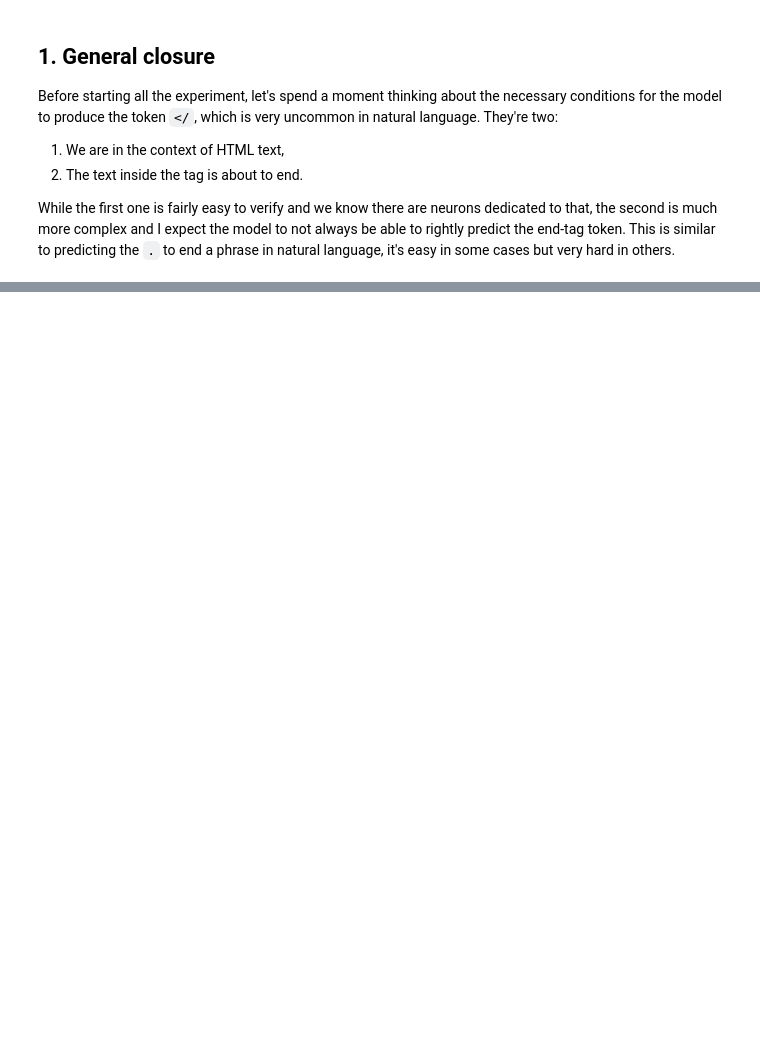
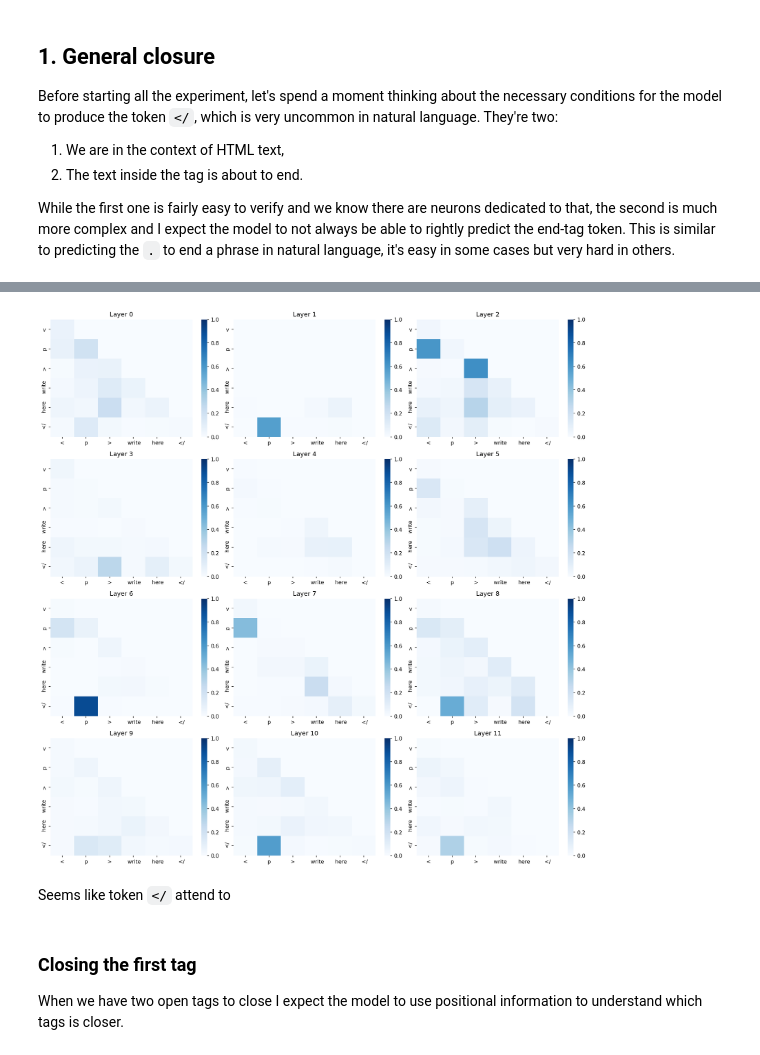
Before and after one commit to ghidav/mats-interp, a Jupyter notebook: demo.ipynb, the cells around one changed output, grey strips where cells are left out. Saved outputs shown, nothing was run; the diff lists cells and outputs as text; code cells hidden in the pictures; blank space fills up the shorter version.

```diff
--- a/demo.ipynb
+++ b/demo.ipynb
@@ -507,0 +480,15 @@ tqdm.pandas()
+# %%
+with torch.no_grad():
+    _, cache = model.run_with_cache(model.to_tokens(clean_prompt))
+
+attn_pattern = cache['blocks.8.attn.hook_pattern'][0]
+# %%
+fig = visualize_attn_patter(attn_pattern, clean_prompt)
+fig.show()
+# %% [output]
+[figure, added]
+# %% [markdown]
+Seems like token `</` attend to
+# %% [markdown]
+### Closing the first tag
+When we have two open tags to close I expect the model to use positional information to understand which tags is closer.
```
Also changed, not shown: parts of 74 cells of this notebook.
